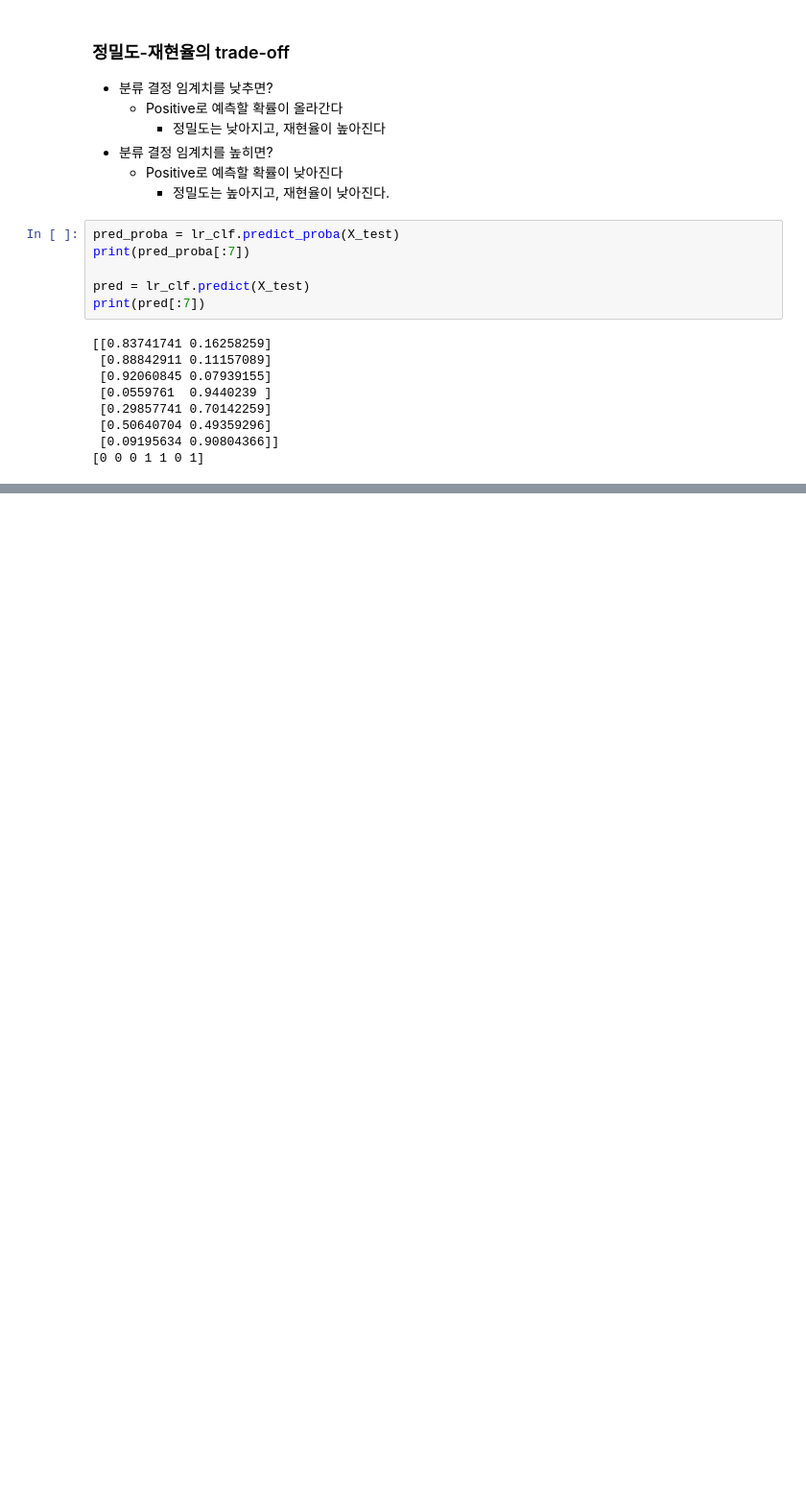
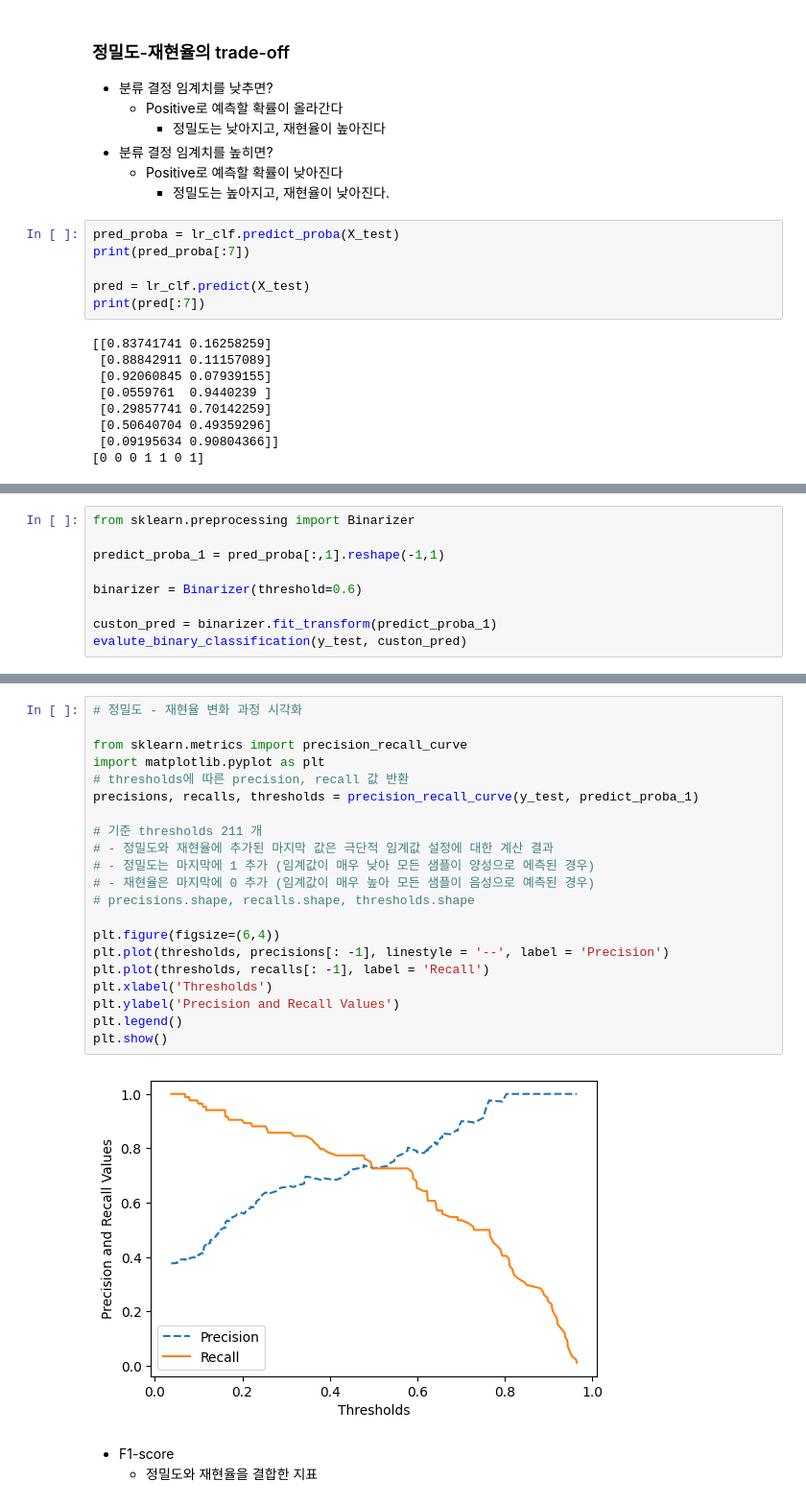
Before and after one commit to ohdyo/AI-learning, a Jupyter notebook: machine-learning/08_evaluation/01_evaluation.ipynb, the cells around one changed output, grey strips where cells are left out. Shown: that part at 96% size. Saved outputs shown, nothing was run; the diff lists cells and outputs as text; blank space fills up the shorter version.

```diff
--- a/machine-learning/08_evaluation/01_evaluation.ipynb
+++ b/machine-learning/08_evaluation/01_evaluation.ipynb
@@ -252,0 +264,9 @@ print(pred[:7])
+# %%
+from sklearn.preprocessing import Binarizer
+
+predict_proba_1 = pred_proba[:,1].reshape(-1,1)
+
+binarizer = Binarizer(threshold=0.6)
+
+custon_pred = binarizer.fit_transform(predict_proba_1)
+evalute_binary_classification(y_test, custon_pred)
@@ -252,0 +324,26 @@ print(pred[:7])
+# %%
+# 정밀도 - 재현율 변화 과정 시각화
+
+from sklearn.metrics import precision_recall_curve
+import matplotlib.pyplot as plt
+# thresholds에 따른 precision, recall 값 반환
+precisions, recalls, thresholds = precision_recall_curve(y_test, predict_proba_1)
+
+# 기준 thresholds 211 개
+# - 정밀도와 재현율에 추가된 마지막 값은 극단적 임계값 설정에 대한 계산 결과
+# - 정밀도는 마지막에 1 추가 (임계값이 매우 낮아 모든 샘플이 양성으로 에측된 경우)
+# - 재현율은 마지막에 0 추가 (임계값이 매우 높아 모든 샘플이 음성으로 예측된 경우)
+# precisions.shape, recalls.shape, thresholds.shape
+
+plt.figure(figsize=(6,4))
+plt.plot(thresholds, precisions[: -1], linestyle = '--', label = 'Precision')
+plt.plot(thresholds, recalls[: -1], label = 'Recall')
+plt.xlabel('Thresholds')
+plt.ylabel('Precision and Recall Values')
+plt.legend()
+plt.show()
+# %% [output]
+[figure, added]
+# %% [markdown]
+- F1-score
+    - 정밀도와 재현율을 결합한 지표
```
Also changed, not shown: parts of 12 cells of this notebook, 4 other files.
